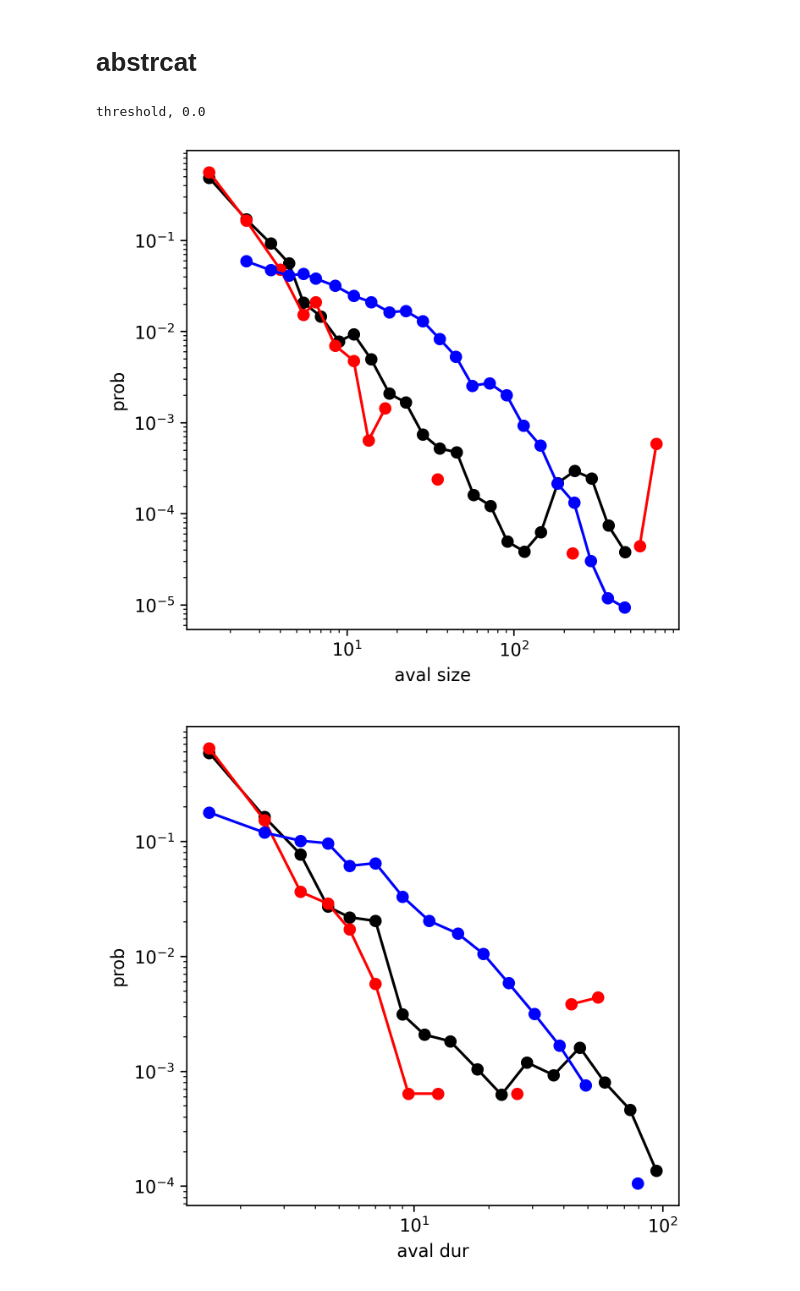
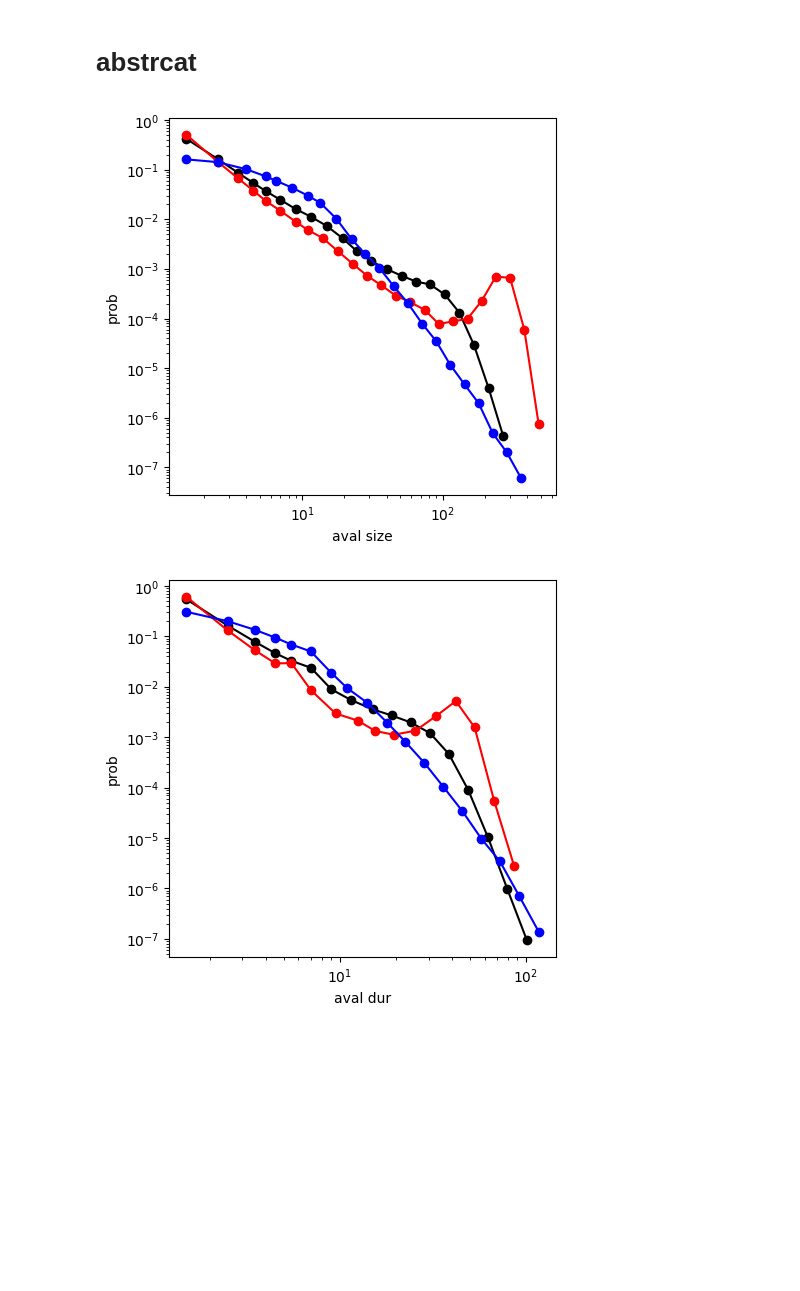
Before and after one commit to lepodl/CriticalNN, a Jupyter notebook: notebook/avalanches.ipynb, the cells around one changed output. Drawn from its saved outputs; the diff is of its cells as text; code cells hidden in the pictures; blank space fills up the shorter version.

```diff
--- a/notebook/avalanches.ipynb
+++ b/notebook/avalanches.ipynb
@@ -84,12 +182,12 @@ def compute_avalanche(X: np.array, threshold=None):
 # %% [markdown]
 # Critical Spike
 # %%
-critical_spike = np.load("critical_spike.npy")
+critical_spike = np.load("critical_spike2.npy")
 fig = plt.figure(figsize=(8, 4), dpi=300)
 ax = fig.add_axes([0.1, 0.1, 0.8, 0.45])
-ax.scatter(*critical_spike[-2000:, ].nonzero(), marker=".", c="k", s=1)
+ax.scatter(*critical_spike[-2000:, :200].nonzero(), marker=".", c="k", s=1)
 ax = fig.add_axes([0.1, 0.65, 0.8, 0.25])
-ax.plot(np.sum(critical_spike[-2000:, ], axis=1), lw=1)
+ax.plot(np.sum(critical_spike[-2000:, 200:250], axis=1), lw=1)
 ax.set_ylabel("spike count")
 ax.set_xlabel("time(ms)")
 # %% [output]
@@ -296,40 +336,50 @@ Text(0, 0.5, 'probablity')
 # %%
 super_spike = np.load("supercritical_spike.npy")
 sub_spike = np.load("subcritical_spike.npy")
 critical_spike = np.load("critical_spike.npy")
 
-fig1 = plt.figure(figsize=(5, 5), dpi=300)
+def total_avalanches(spike, threshold=1):
+    aval_size_total = []
+    aval_dur_total = []
+    for i in range(80):
+        seed = np.random.randint(low=0, high=1000, size=(100), dtype=np.int32)
+        _, aval_size, aval_dur, _ = compute_avalanche(spike[:, seed], threshold)
+        aval_size_total.append(aval_size)
+        aval_dur_total.append(aval_dur)
+    aval_size_total = np.concatenate(aval_size_total, axis=0)
+    aval_dur_total = np.concatenate(aval_dur_total, axis=0)
+    return aval_size_total, aval_dur_total
+
+fig1 = plt.figure(figsize=(5, 5), dpi=100)
 ax1 = fig1.gca()
-fig2 = plt.figure(figsize=(5, 5), dpi=300)
+fig2 = plt.figure(figsize=(5, 5), dpi=100)
 ax2 = fig2.gca()
-_, aval_size, aval_dur, _ = compute_avalanche(critical_spike)
-fit = powerlaw.Fit(aval_size, xmin=aval_size.min(), xmax=aval_size.max())
-fit.plot_pdf(ax=ax1, original_data=False, c="k", marker='o',linestyle='-')  #  marker='o',
-fit = powerlaw.Fit(aval_dur, xmin=aval_dur.min(), xmax=aval_dur.max())
+aval_size, aval_dur = total_avalanches(critical_spike, threshold=1)
+fit = powerlaw.Fit(aval_size, xmin=aval_size.min(), xmax=aval_size.max(), discrete=True)
+fit.plot_pdf(ax=ax1, original_data=False, c="k",linestyle='-', marker='o',)  #  marker='o',
+fit = powerlaw.Fit(aval_dur, xmin=aval_dur.min(), xmax=aval_dur.max(), discrete=True)
 fit.plot_pdf(ax=ax2, original_data=False, c="k", marker='o', linestyle='-')
 
-threshold = np.median(np.sum(super_spike, axis=1)) / 2
-print("threshold," ,threshold)
-_, aval_size, aval_dur, _ = compute_avalanche(super_spike, threshold=None)
-fit = powerlaw.Fit(aval_size, xmin=aval_size.min())
-fit.plot_pdf(ax=ax1, original_data=False,  c="r",marker='o', linestyle='-')
-fit = powerlaw.Fit(aval_dur, xmin=aval_dur.min())
+
+aval_size, aval_dur = total_avalanches(super_spike)
+fit = powerlaw.Fit(aval_size, xmin=aval_size.min(), xmax=aval_size.max(), discrete=True)
+fit.plot_pdf(ax=ax1, original_data=False,  c="r", linestyle='-', marker='o',)
+fit = powerlaw.Fit(aval_dur, xmin=aval_dur.min(), xmax=aval_dur.max(), discrete=True)
 fit.plot_pdf(ax=ax2, original_data=False, c="r", marker='o', linestyle='-')
 
-_, aval_size, aval_dur, _ = compute_avalanche(sub_spike, threshold=None)
-fit = powerlaw.Fit(aval_size, xmin=aval_size.min(), xmax=aval_size.max())
-fit.plot_pdf(ax=ax1, original_data=False, c="b", marker='o',linestyle='-')
-fit = powerlaw.Fit(aval_dur, xmin=aval_dur.min(), xmax=aval_size.max())
+aval_size, aval_dur = total_avalanches(sub_spike)
+fit = powerlaw.Fit(aval_size, xmin=aval_size.min(), xmax=aval_size.max(), discrete=True)
+fit.plot_pdf(ax=ax1, original_data=False, c="b", linestyle='-', marker='o',)
+fit = powerlaw.Fit(aval_dur, xmin=aval_dur.min(), xmax=aval_dur.max(), discrete=True)
 fit.plot_pdf(ax=ax2, original_data=False, c="b", marker='o', linestyle='-')
 ax1.set_xlabel("aval size")
 ax1.set_ylabel("prob")
 
 ax2.set_xlabel("aval dur")
 ax2.set_ylabel("prob")
 fig1.savefig("./aval_size.eps")
 fig2.savefig("./aval_dur.eps")
 # %% [output]
-threshold, 0.0
-[figure, old version]
+[figure, new version]
-[figure, old version]
+[figure, new version]
 # %%
```
Also changed, not shown: parts of 15 cells of this notebook, 17 other files.
